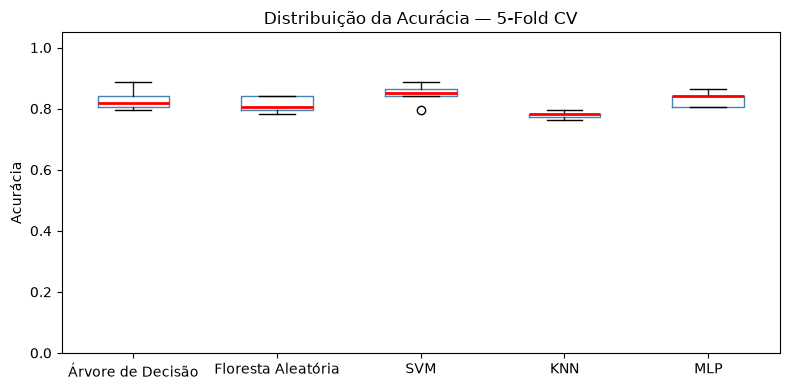
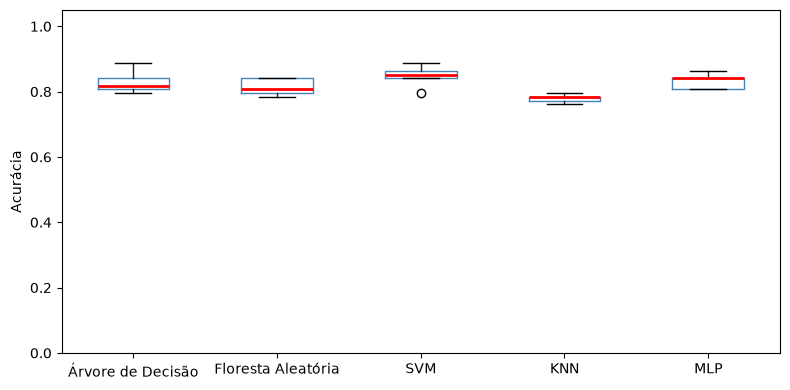
Unified diff of the notebook cell whose output changed from the first chart to the second:
--- before
+++ after
@@ -6,5 +6,4 @@
                 medianprops=dict(color='red', linewidth=2))
 ax.set_ylabel('Acurácia')
-ax.set_title('Distribuição da Acurácia — 5-Fold CV')
 ax.set_ylim(0, 1.05)
 plt.tight_layout()

Commit: refactor: separa matrizes de confusão em imagens individuais e remove títulos das figuras